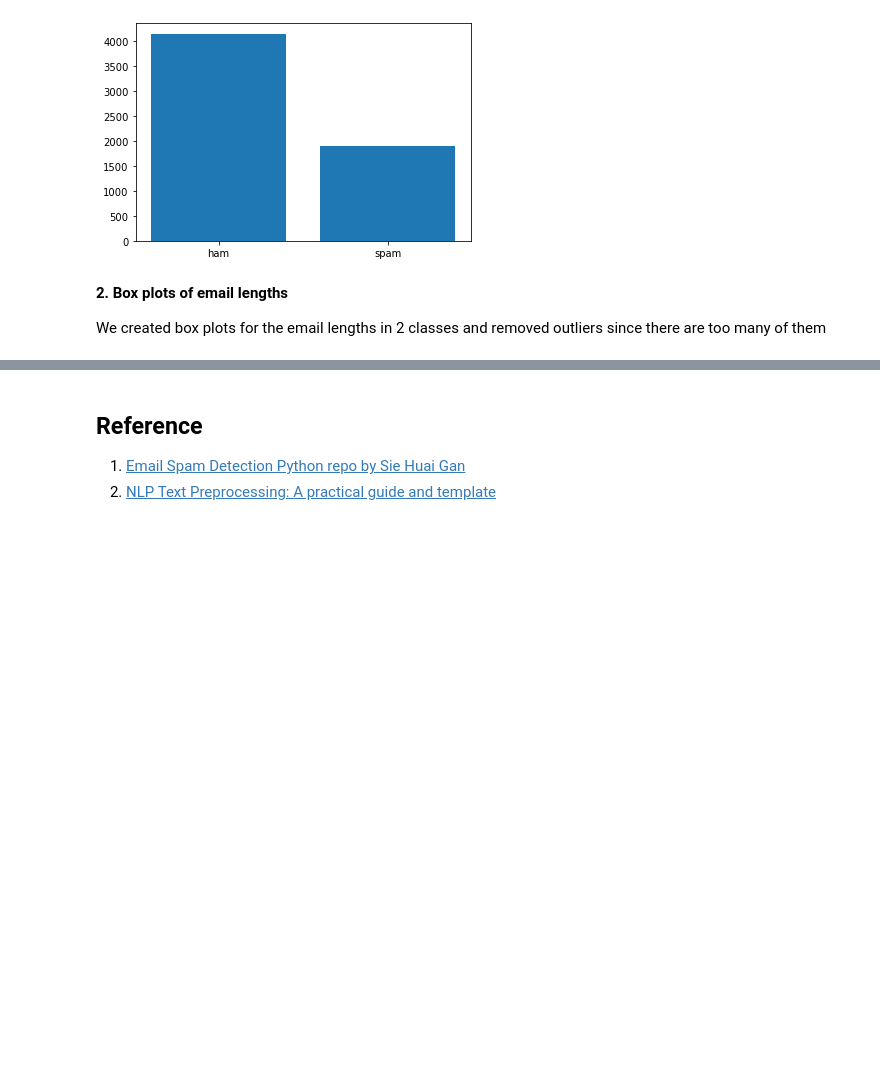
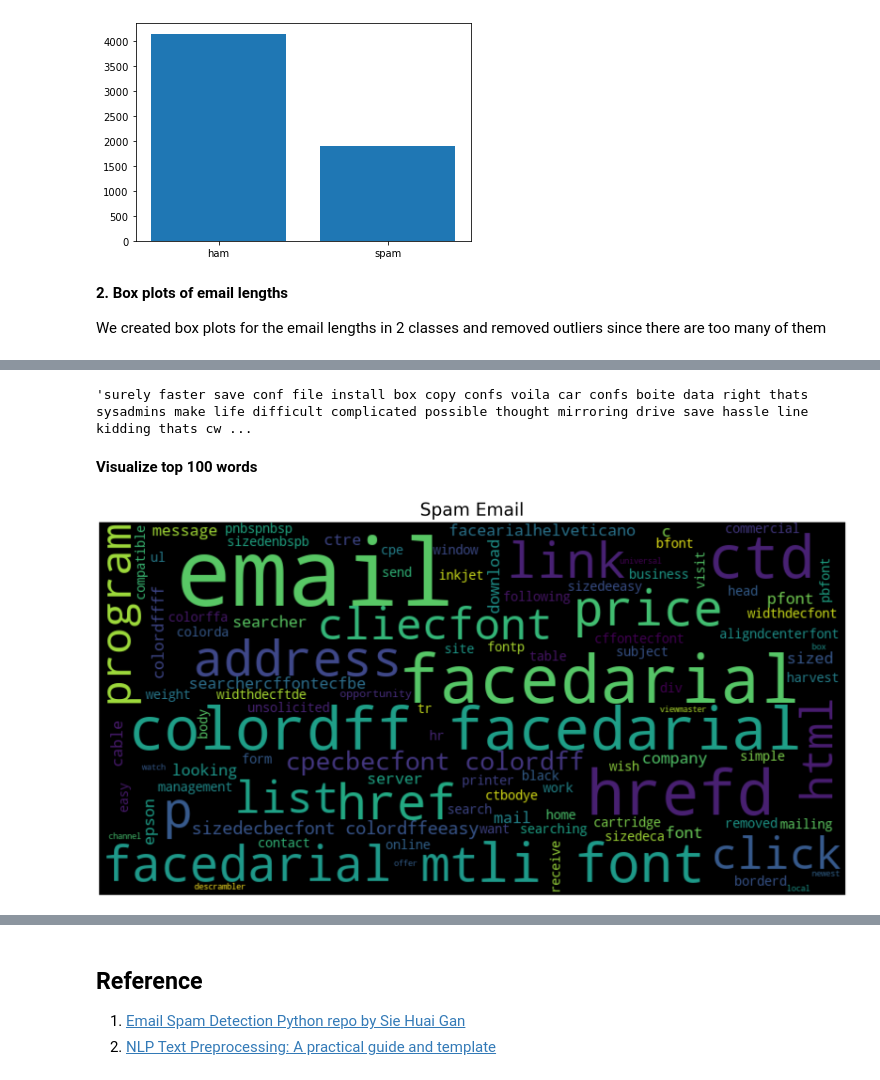
Before and after one commit to PeaceTwinkle/NMKHDL-spam, a Jupyter notebook: SpamMailClassificationProject_HuynhVanTuAn_207KD40106.ipynb, the cells around one changed output, grey strips where cells are left out. Cells and saved outputs as stored; diff of their text form; code cells hidden in the pictures; blank space fills up the shorter version.

```diff
--- a/SpamMailClassificationProject_HuynhVanTuAn_207KD40106.ipynb
+++ b/SpamMailClassificationProject_HuynhVanTuAn_207KD40106.ipynb
@@ -210,0 +451,12 @@ print(id(a), id(b))
+# %%
+x_train = [clean_token_pipeline(mail) for mail in x_train]
+x_test = [clean_token_pipeline(mail) for mail in x_test]
+# %%
+x_train = [" ".join(o) for o in x_train]
+x_test = [" ".join(o) for o in x_test]
+# %%
+x_train[0]
+# %% [output]
+'surely faster save conf file install box copy confs voila car confs boite data right thats sysadmins make life difficult complicated possible thought mirroring drive save hassle line kidding thats cw ...
+# %% [markdown]
+**Visualize top 100 words**
@@ -210,0 +465,39 @@ print(id(a), id(b))
+# %%
+def plot_wordcloud(text, mask=None, max_words=100, max_font_size=100, figure_size=(24.0,16.0),
+                   title = None, title_size=40, image_color=False):
+    stopwords = set(STOPWORDS)
+    more_stopwords = {'one', 'br', 'Po', 'th', 'sayi', 'fo', 'Unknown'}
+    stopwords = stopwords.union(more_stopwords)
+
+    wordcloud = WordCloud(background_color='black',
+                    stopwords = stopwords,
+                    max_words = max_words,
+                    max_font_size = max_font_size,
+                    random_state = 42,
+                    width=800,
+                    height=400,
+                    mask = mask)
+    wordcloud.generate(str(text))
+
+    plt.figure(figsize=figure_size)
+    if image_color:
+        image_colors = ImageColorGenerator(mask);
+        plt.imshow(wordcloud.recolor(color_func=image_colors), interpolation="bilinear");
+        plt.title(title, fontdict={'size': title_size,
+                                  'verticalalignment': 'bottom'})
+    else:
+        plt.imshow(wordcloud);
+        plt.title(title, fontdict={'size': title_size, 'color': 'black',
+                                  'verticalalignment': 'bottom'})
+    plt.axis('off');
+    plt.tight_layout()
+# %%
+# Create wordcloud for the training set
+spam_train_index = [i for i,o in enumerate(y_train) if o == 1]
+# non_spam_train_index = [i for i,o in enumerate(y_train) if o == 0]
+spam_email = np.array(x_train)[spam_train_index]
+non_spam_email = np.array(x_train)[~np.array(spam_train_index)]
+
+plot_wordcloud(spam_email,title = 'Spam Email')
+# %% [output]
+[figure, added]
```
Also changed, not shown: parts of 52 cells of this notebook, 1 other file.
